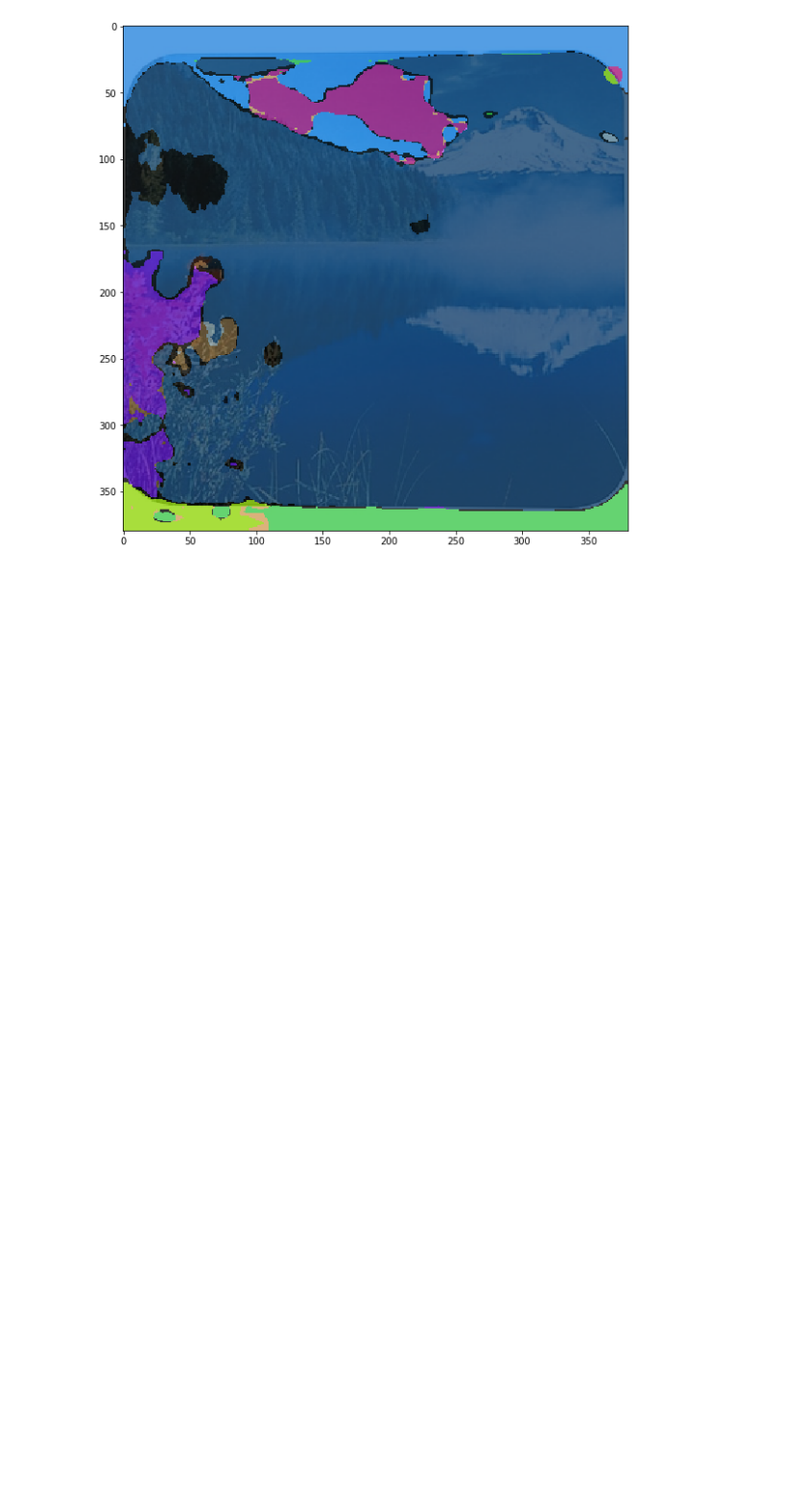
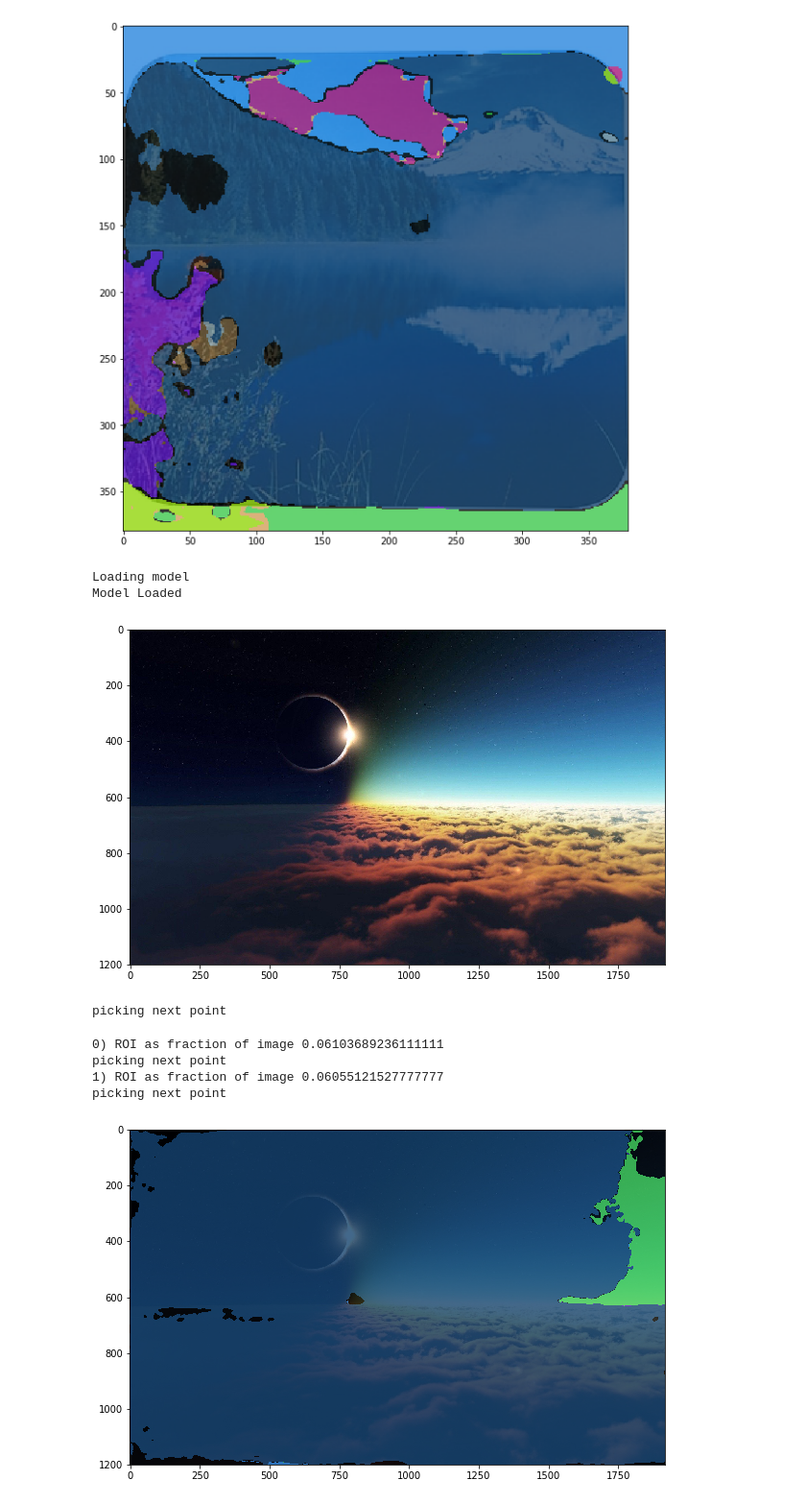
Before and after one commit to kilonova10/pixel_class_independent_segmentation, a Jupyter notebook: segmentation_examples.ipynb, the cells around one changed output. Shown at 96% size. Cells and saved outputs as stored; diff of their text form; code cells hidden in the pictures; blank space fills up the shorter version.

```diff
--- a/segmentation_examples.ipynb
+++ b/segmentation_examples.ipynb
@@ -109,3 +111,15 @@ picking next point
 6) ROI as fraction of image 0.07905817174515235
 picking next point
 [figure]
+# %%
+segment_image('./test_images/eclipse.jpg','./test_outputs/eclipse_label.jpg')
+# %% [output]
+Loading model
+Model Loaded
+[figure, added]
+picking next point
+0) ROI as fraction of image 0.06103689236111111
+picking next point
+1) ROI as fraction of image 0.06055121527777777
+picking next point
+[figure, added]
```
Also changed, not shown: parts of 2 cells of this notebook, 4 other files.
